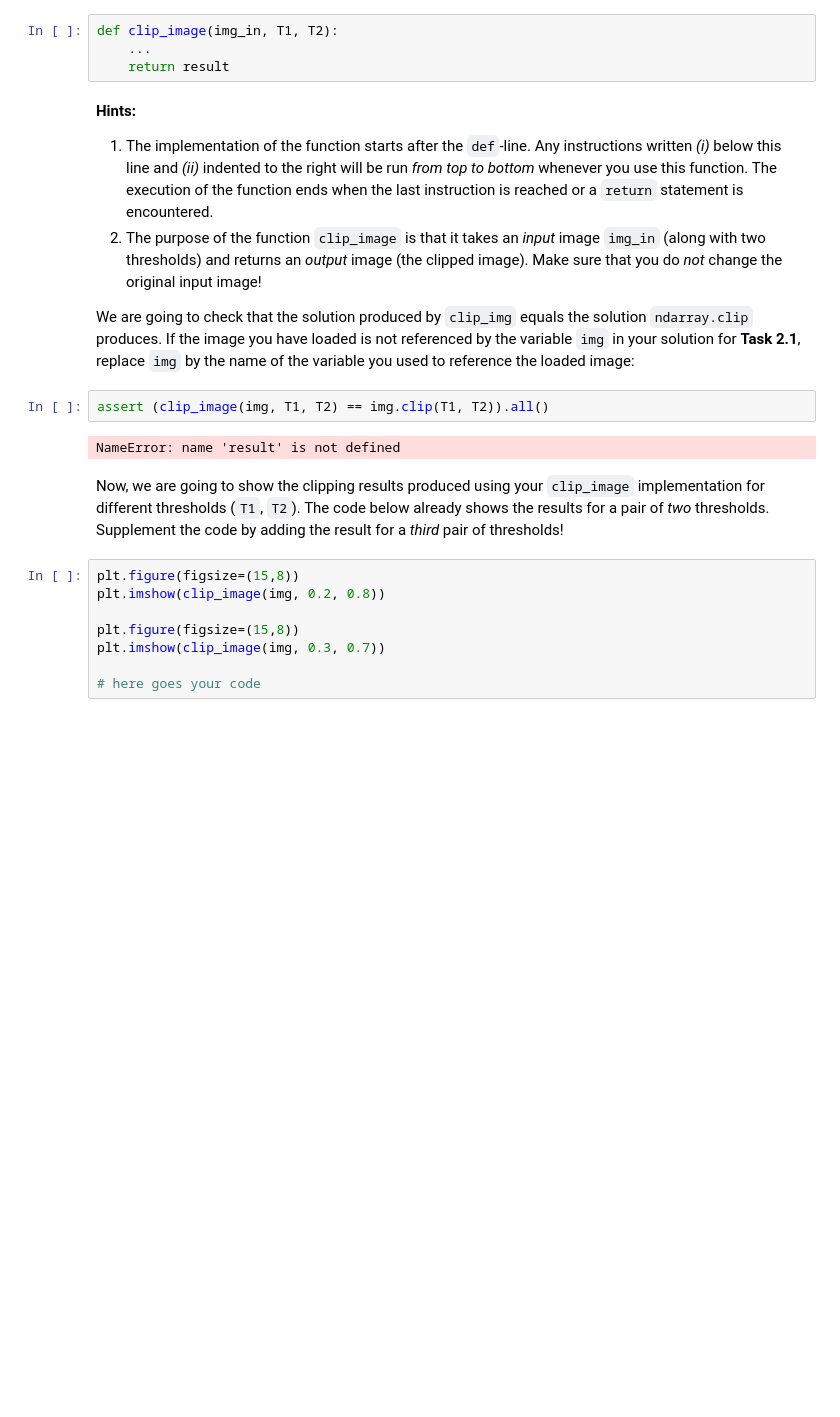
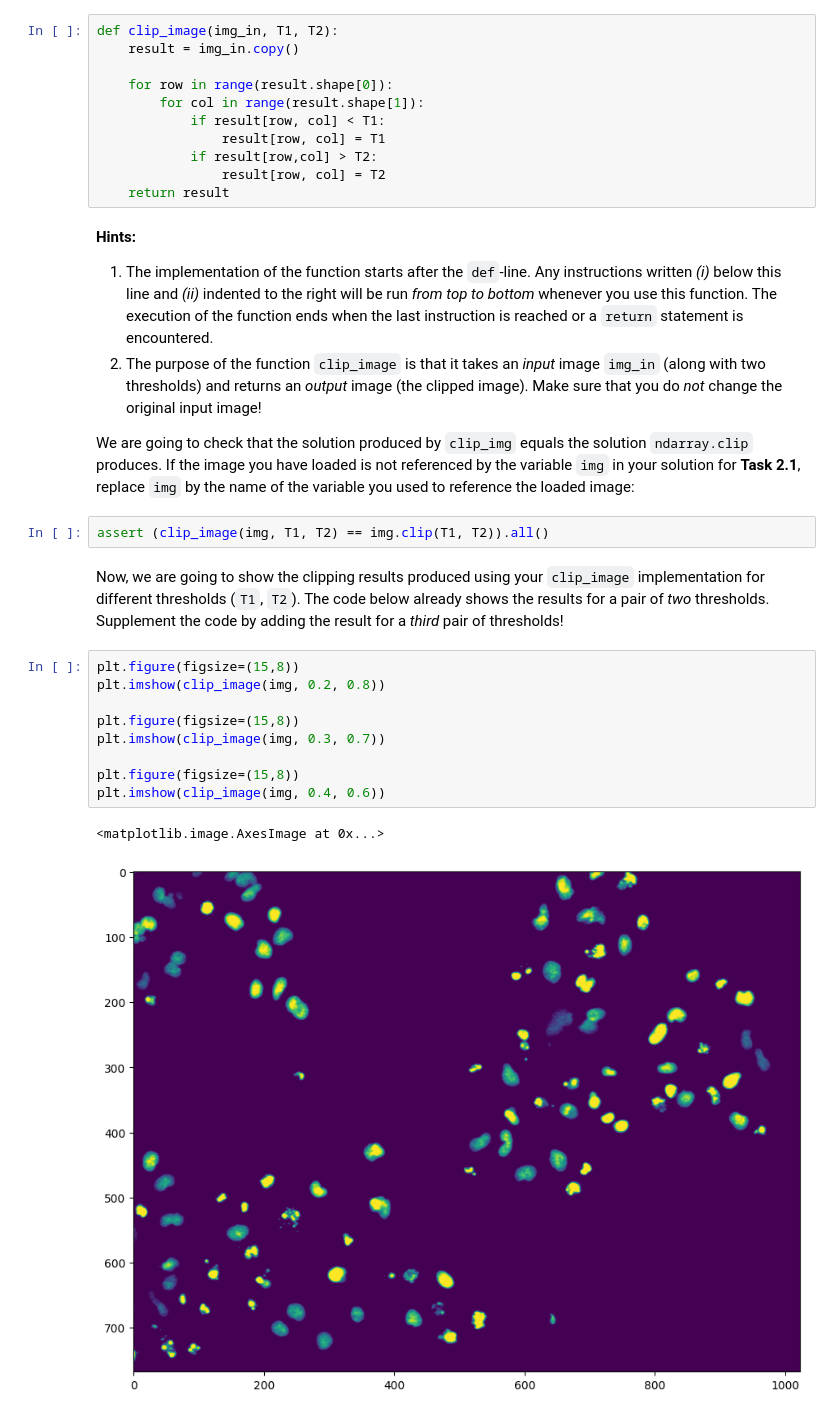
Before and after one commit to alisametbinici/mobi-fs3-python, a Jupyter notebook: task2.ipynb, the cells around one changed output. Drawn from its saved outputs; the diff is of its cells as text; blank space fills up the shorter version.

```diff
--- a/task2.ipynb
+++ b/task2.ipynb
@@ -88,10 +88,17 @@ for row, col in numpy.ndindex(img.shape):
 ## Writing re-usable code (bonus)
 
 **<a id="#">Task 2.3.4.</a>** Finish the implementation of the function `clip_image` below, by replacing the `...` line with your code:
-# %%
-def clip_image(img_in, T1, T2):
-    ...
-    return result
+# %%
+def clip_image(img_in, T1, T2):
+    result = img_in.copy()
+
+    for row in range(result.shape[0]):
+        for col in range(result.shape[1]):
+            if result[row, col] < T1:
+                result[row, col] = T1
+            if result[row,col] > T2:
+                result[row, col] = T2
+    return result
 # %% [markdown]
 **Hints:**
 1. The implementation of the function starts after the `def`-line. Any instructions written *(i)* below this line and *(ii)* indented to the right will be run *from top to bottom* whenever you use this function. The execution of the function ends when the last instruction is reached or a `return` statement is encountered.
@@ -100,15 +107,17 @@ def clip_image(img_in, T1, T2):
 We are going to check that the solution produced by `clip_img` equals the solution `ndarray.clip` produces. If the image you have loaded is not referenced by the variable `img` in your solution for **Task 2.1**, replace `img` by the name of the variable you used to reference the loaded image:
 # %%
 assert (clip_image(img, T1, T2) == img.clip(T1, T2)).all()
-# %% [output]
-NameError: name 'result' is not defined
 # %% [markdown]
 Now, we are going to show the clipping results produced using your `clip_image` implementation for different thresholds (`T1`, `T2`). The code below already shows the results for a pair of *two* thresholds. Supplement the code by adding the result for a *third* pair of thresholds!
 # %%
 plt.figure(figsize=(15,8))
 plt.imshow(clip_image(img, 0.2, 0.8))
 
 plt.figure(figsize=(15,8))
 plt.imshow(clip_image(img, 0.3, 0.7))
 
-# here goes your code
+plt.figure(figsize=(15,8))
+plt.imshow(clip_image(img, 0.4, 0.6))
+# %% [output]
+<matplotlib.image.AxesImage at 0x...>
+[figure, added]
```
Also changed, not shown: parts of 1 cell of this notebook.
